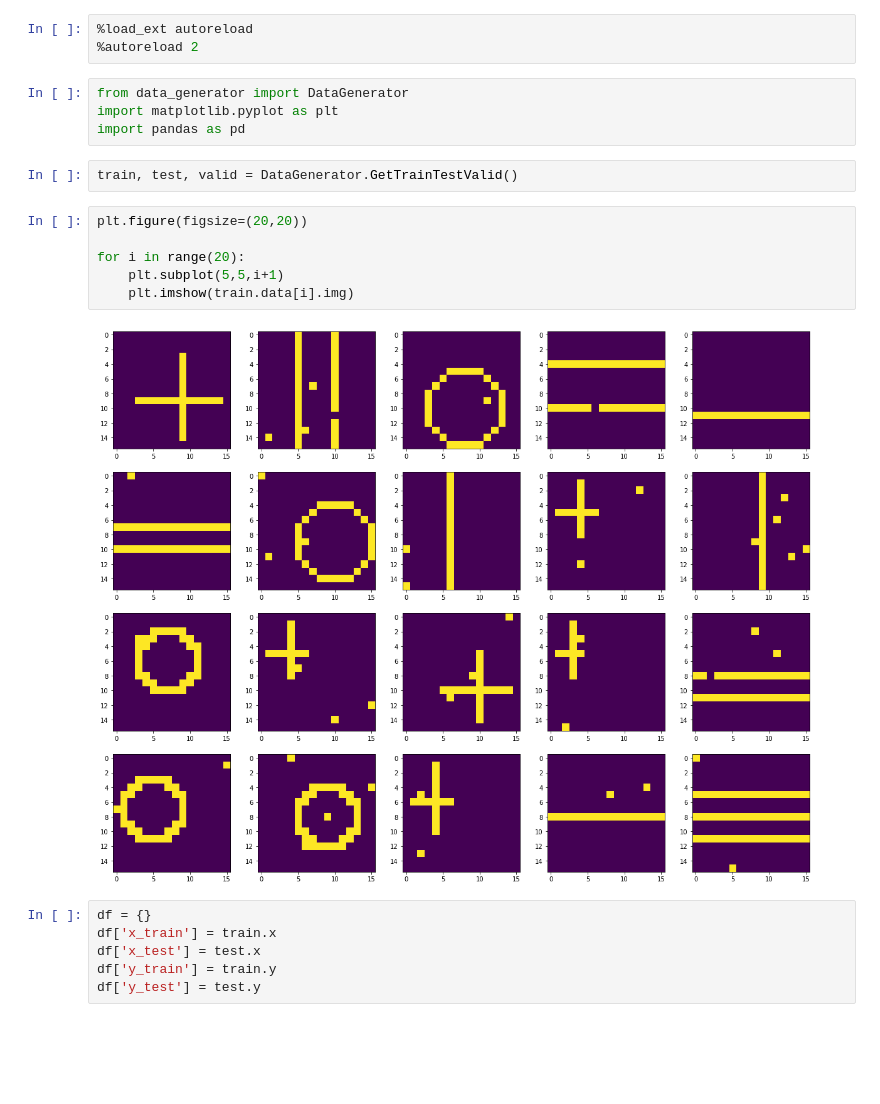
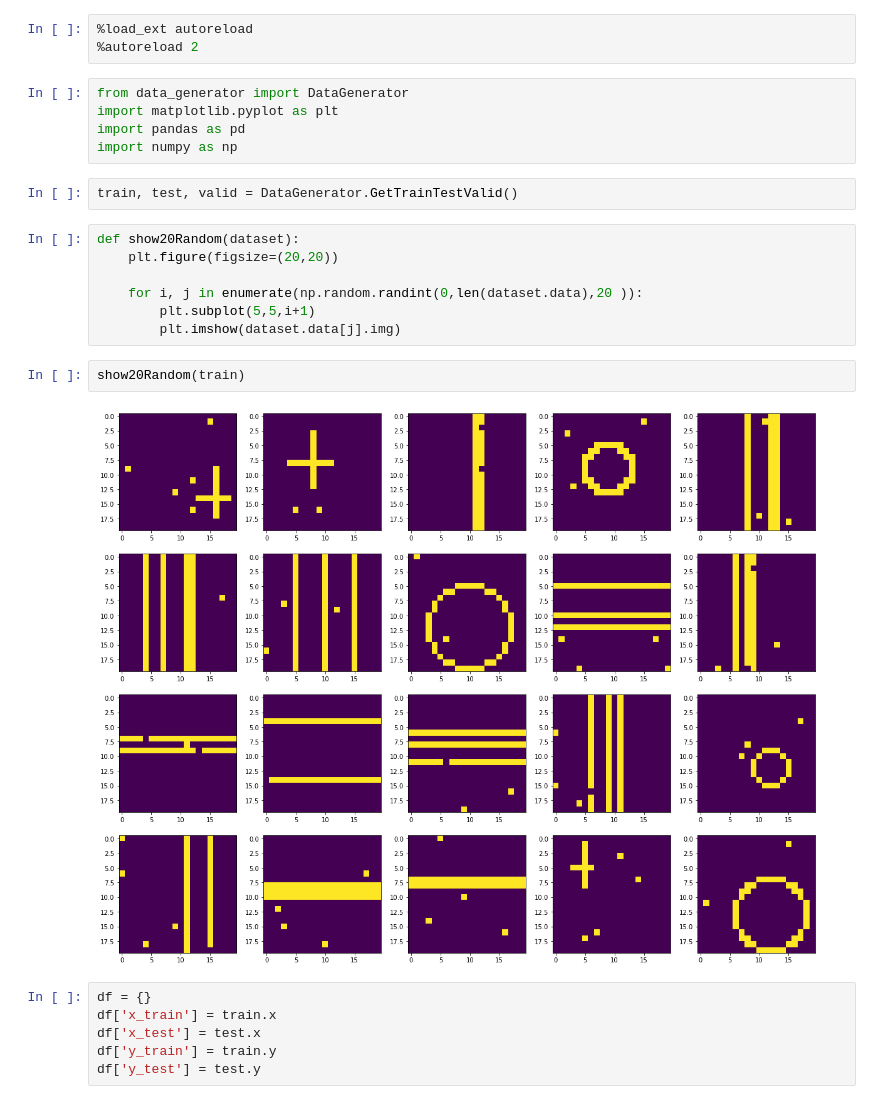
Before and after one commit to TechedLemur/IT3030, a Jupyter notebook: project1/image_show.ipynb, the cells around one changed output. Cells and saved outputs as stored; diff of their text form; blank space fills up the shorter version.

```diff
--- a/project1/image_show.ipynb
+++ b/project1/image_show.ipynb
@@ -5,16 +5,20 @@
 from data_generator import DataGenerator
 import matplotlib.pyplot as plt
 import pandas as pd
+import numpy as np
 # %%
 train, test, valid = DataGenerator.GetTrainTestValid()
 # %%
-plt.figure(figsize=(20,20))
+def show20Random(dataset):
+    plt.figure(figsize=(20,20))
 
-for i in range(20):
-    plt.subplot(5,5,i+1)
-    plt.imshow(train.data[i].img)
+    for i, j in enumerate(np.random.randint(0,len(dataset.data),20 )):
+        plt.subplot(5,5,i+1)
+        plt.imshow(dataset.data[j].img)
-# %% [output]
-[figure, removed]
+# %%
+show20Random(train)
+# %% [output]
+[figure, added]
 # %%
 df = {}
 df['x_train'] = train.x
```
Also changed, not shown: 5 other files.
